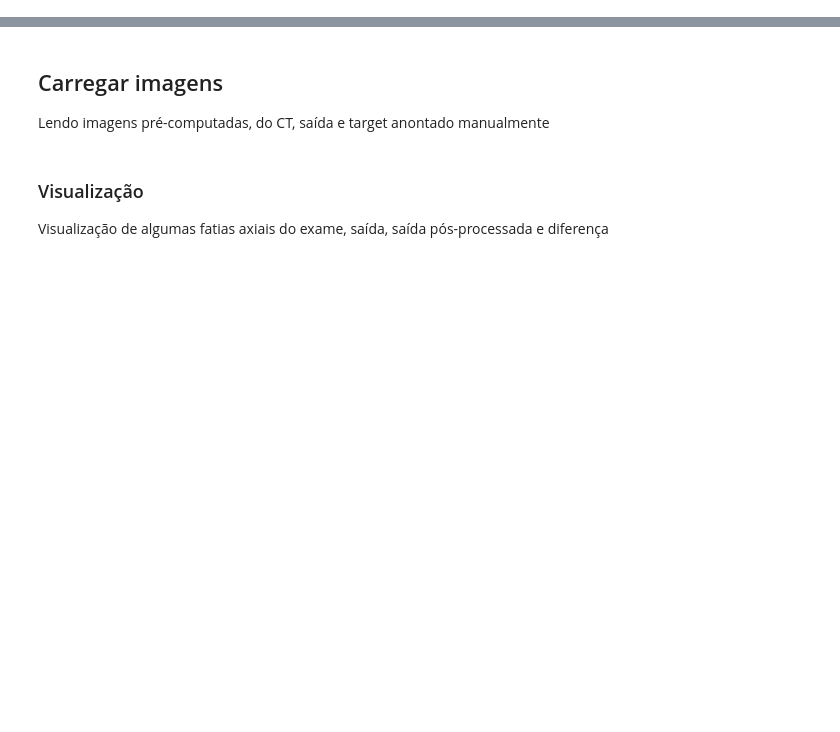
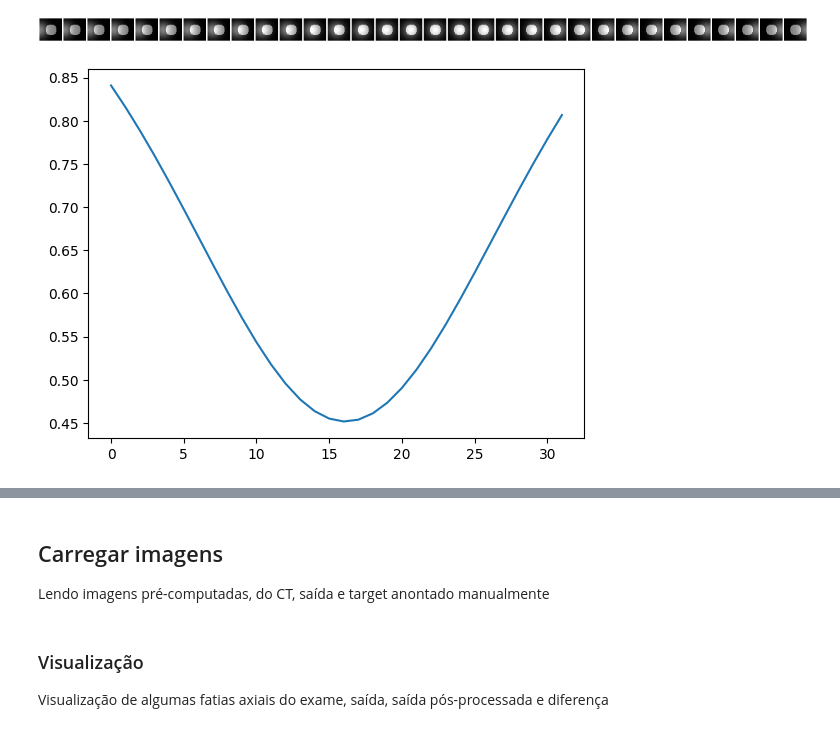
Before and after one commit to MICLab-Unicamp/minicurso_dl_medical, a Jupyter notebook: Aplicação_3_Métricas_e_Pós_processamento.ipynb, the cells around one changed output, grey strips where cells are left out. Saved outputs shown, nothing was run; the diff lists cells and outputs as text; code cells hidden in the pictures; blank space fills up the shorter version.

```diff
--- a/Aplicação_3_Métricas_e_Pós_processamento.ipynb
+++ b/Aplicação_3_Métricas_e_Pós_processamento.ipynb
@@ -51,0 +206,11 @@ options:
+# %%
+c_target = circle(32,32,16,16,8)
+grid = [((c_target + gaussian(32,32,16,r,8,8))/2).unsqueeze(0).unsqueeze(0) for r in torch.arange(32)]
+dice_list = [mean_dice_loss(gaussian(32,32,16,r,8,8).unsqueeze(0).unsqueeze(0),c_target.unsqueeze(0).unsqueeze(0), smooth=0.0) for r in torch.arange(32)]
+plt.plot(dice_list)
+gg = torch.cat(grid,dim=0)
+g = make_grid(gg, pad_value=1, nrow=32)
+display(F.to_pil_image(g))
+# %% [output]
+[figure, added]
+[figure, added]
```
Also changed, not shown: parts of 28 cells of this notebook.
